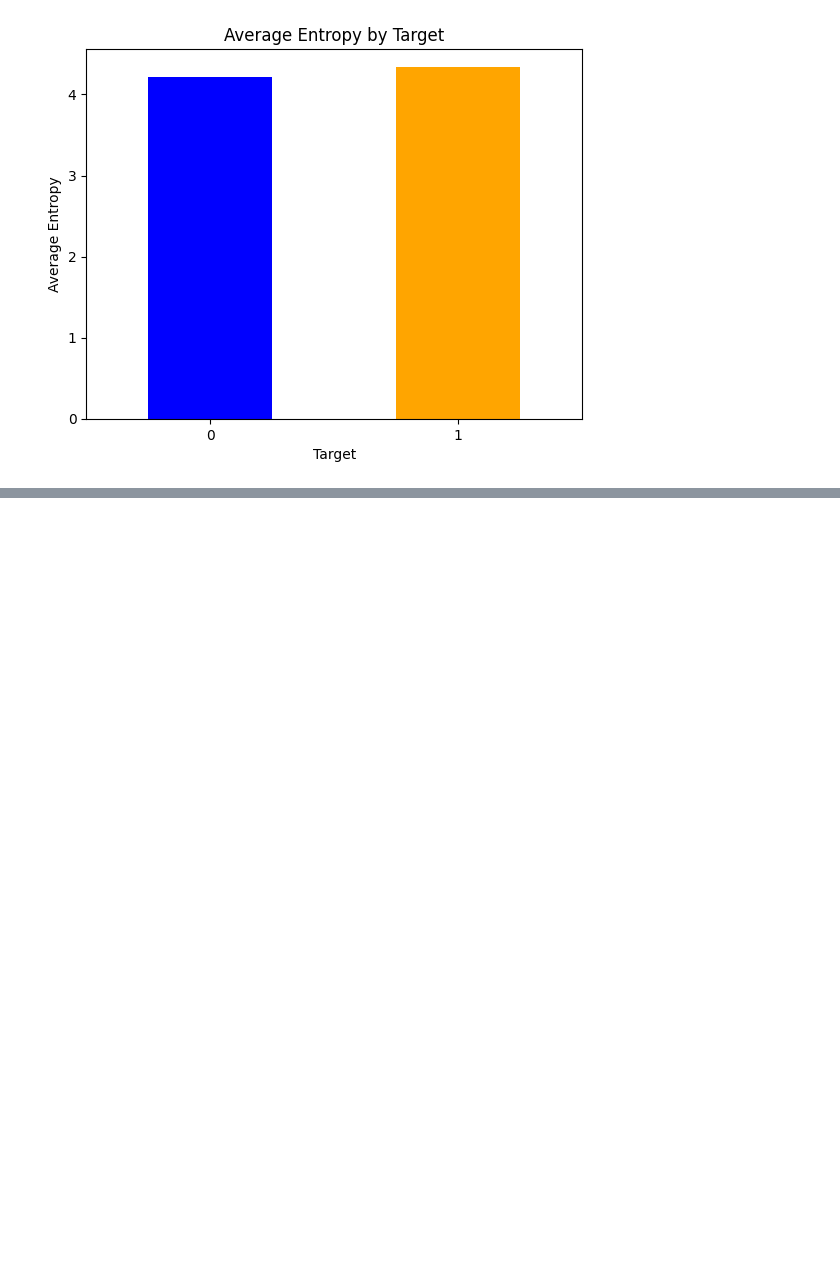
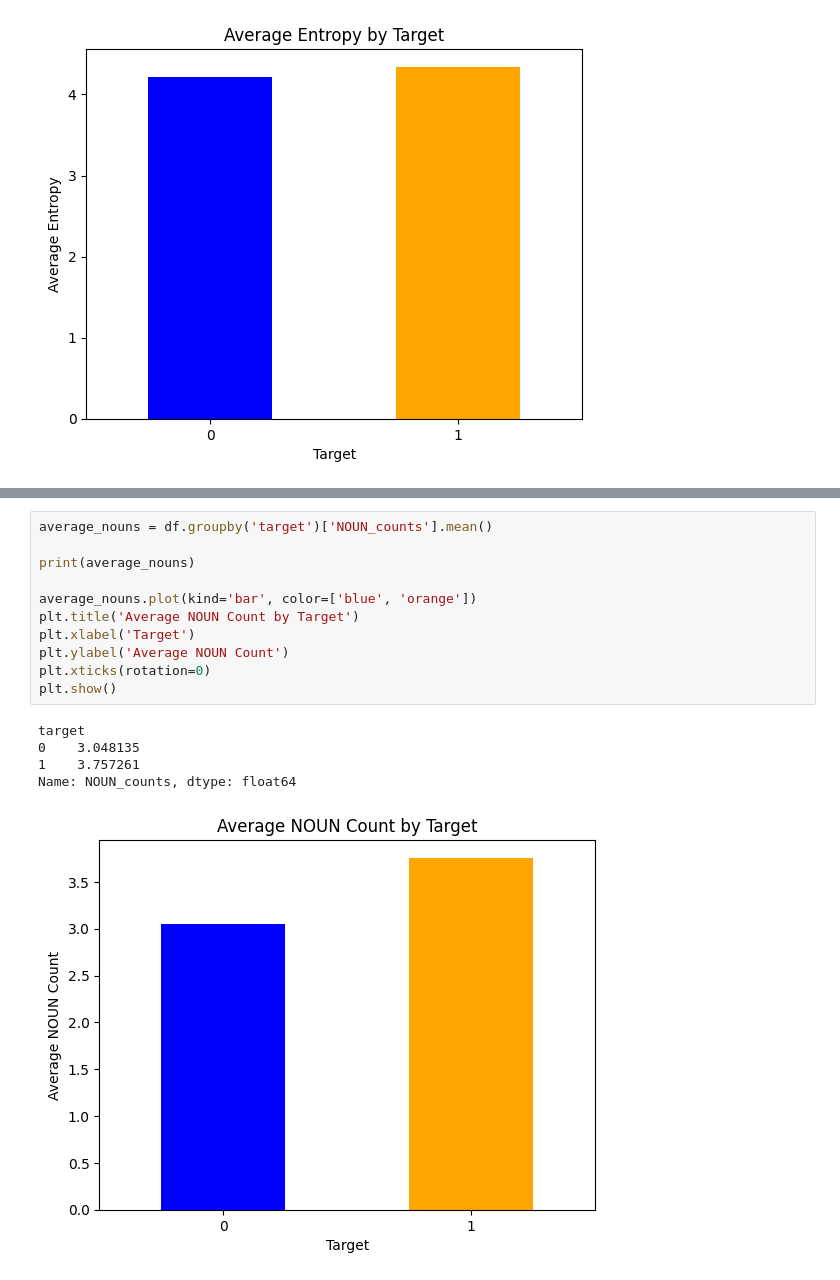
Before and after one commit to mikymatt01/Disaster-Tweets-Classification, a Jupyter notebook: data-analysis.ipynb, the cells around one changed output, grey strips where cells are left out. Saved outputs shown, nothing was run; the diff lists cells and outputs as text; blank space fills up the shorter version.

```diff
--- a/data-analysis.ipynb
+++ b/data-analysis.ipynb
@@ -432,0 +584,17 @@ Name: entropy, dtype: float64
+# %%
+average_nouns = df.groupby('target')['NOUN_counts'].mean()
+
+print(average_nouns)
+
+average_nouns.plot(kind='bar', color=['blue', 'orange'])
+plt.title('Average NOUN Count by Target')
+plt.xlabel('Target')
+plt.ylabel('Average NOUN Count')
+plt.xticks(rotation=0)
+plt.show()
+# %% [output]
+target
+0    3.048135
+1    3.757261
+Name: NOUN_counts, dtype: float64
+[figure, added]
```
Also changed, not shown: parts of 25 cells of this notebook, 1 other file.
